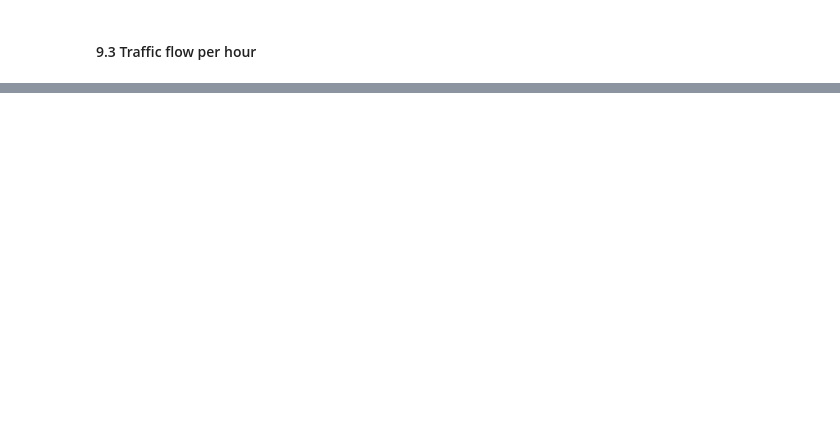
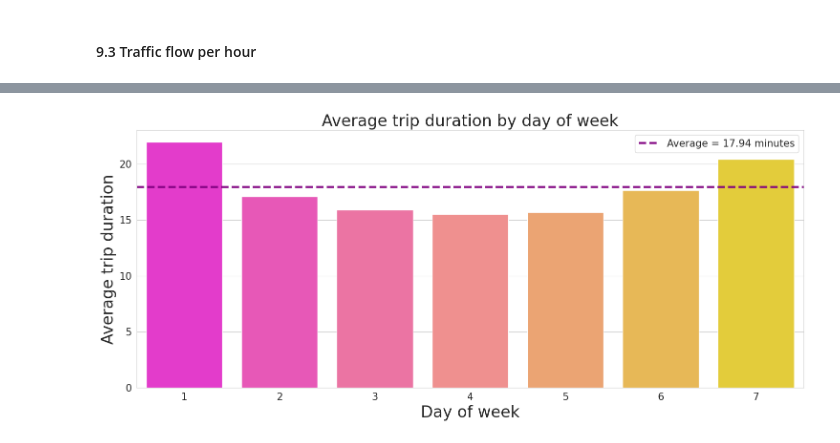
Before and after one commit to JanickiJ/E-Scooter-Data-Analysis, a Jupyter notebook: E_Scooters_Louisville.ipynb, the cells around one changed output, grey strips where cells are left out. Cells and saved outputs as stored; diff of their text form; code cells hidden in the pictures; blank space fills up the shorter version.

```diff
--- a/E_Scooters_Louisville.ipynb
+++ b/E_Scooters_Louisville.ipynb
@@ -871,0 +887,6 @@ for district in districts:
+# %%
+adbd = df.groupby(["DayOfWeek"]).agg({"TripDuration": "mean"})
+adbd.columns = ["Average Trip Duration"]
+adbd["Average Trip Duration"] = round(adbd["Average Trip Duration"],2)
+adbd = adbd.reset_index()
+adbd
@@ -871,0 +902,13 @@ for district in districts:
+# %%
+plt.figure(figsize=(18, 7))
+plot = sns.barplot(x="DayOfWeek", y="Average Trip Duration", data=adbd, palette="spring")
+plot.axhline(avd, linestyle="--", color="purple", label=f"Average = {avd} minutes", linewidth=3)
+plt.title("Average trip duration by day of week", size=24)
+plt.xlabel("Day of week", size=24)
+plt.ylabel("Average trip duration", size=24)
+plt.legend(prop={'size': 15})
+plt.xticks(size=15)
+plt.yticks(size=15)
+plt.show()
+# %% [output]
+[figure, added]
```
Also changed, not shown: parts of 29 cells of this notebook, 8 other files.
